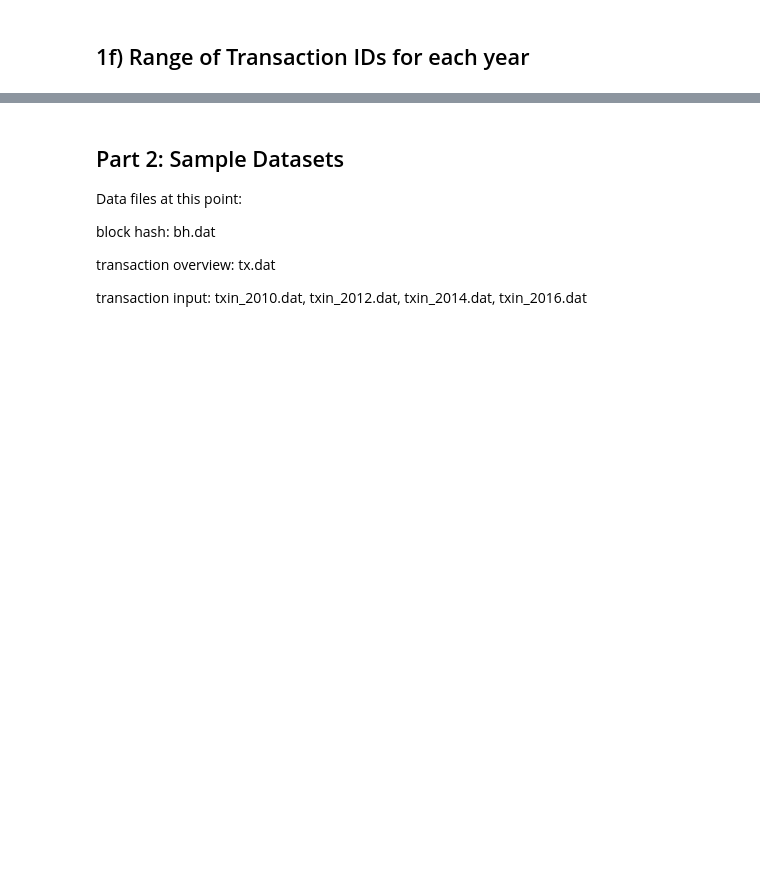
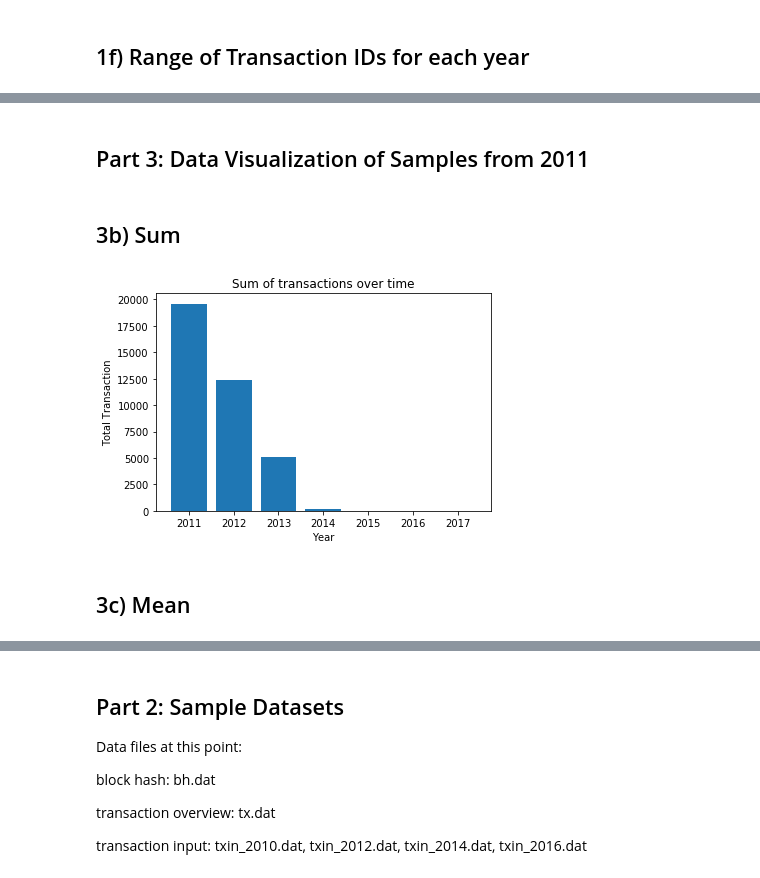
Before and after one commit to YinlongQian/Bitcoin-Project, a Jupyter notebook: FinalProject.ipynb, the cells around one changed output, grey strips where cells are left out. Cells and saved outputs as stored; diff of their text form; code cells hidden in the pictures; blank space fills up the shorter version.

```diff
--- a/FinalProject.ipynb
+++ b/FinalProject.ipynb
@@ -232,0 +323,9 @@ data17 = pd.read_csv('TxinFiles/txin_2017.dat', sep='\t')
+# %%
+df_samples['tx2017'] = 0
+
+for x in range(len(df_samples)):
+    curr_addr_ID = df_samples.loc[x]['address ID']
+
+    df_ID_exclusive = data17[data17['address ID'] == curr_addr_ID]
+
+    df_samples.loc[x, 'tx2017'] = len(df_ID_exclusive)
@@ -232,0 +341,23 @@ data17 = pd.read_csv('TxinFiles/txin_2017.dat', sep='\t')
+# %% [markdown]
+## Part 3: Data Visualization of Samples from 2011
+# %% [markdown]
+## 3b) Sum
+# %%
+years = np.array(['2011', '2012', '2013', '2014', '2015', '2016', '2017'])
+sum_tx = np.array([0] * 7)
+# %%
+for x in range(len(years)):
+    sum_tx[x] = df_samples[ "tx" + years[x]].sum()
+# %%
+years_num = [2011, 2012, 2013, 2014, 2015, 2016, 2017]
+# %%
+# plot bar chart
+plt.bar(years_num, sum_tx)
+plt.xlabel('Year')
+plt.ylabel('Total Transaction')
+plt.title('Sum of transactions over time')
+plt.show()
+# %% [output]
+[figure, added]
+# %% [markdown]
+## 3c) Mean
```
Also changed, not shown: parts of 87 cells of this notebook.
